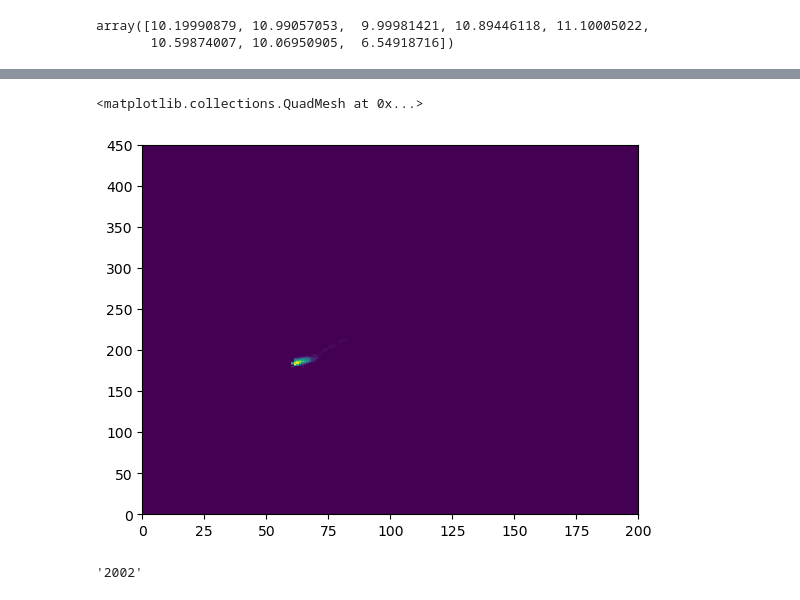
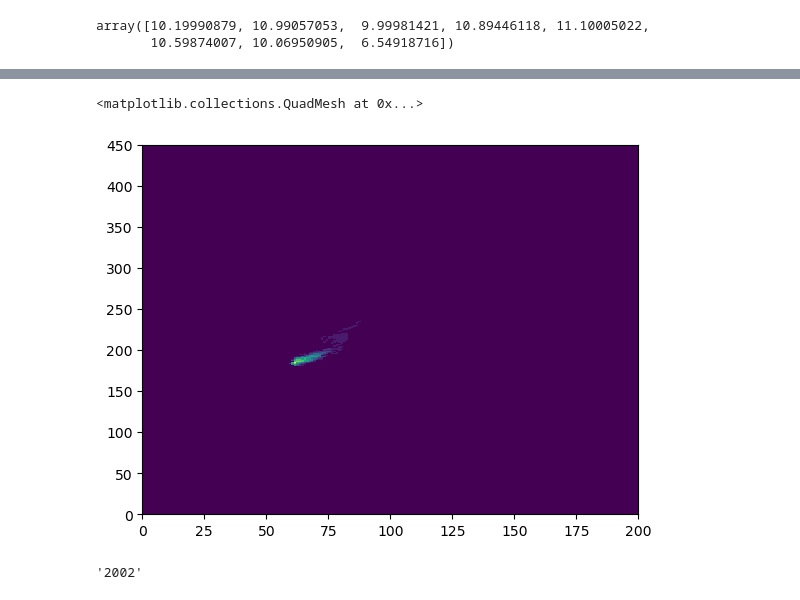
Before and after one commit to mackenziejewell/SBSpolynya, a Jupyter notebook: notebooks/06_EventTimeScaleGrowth.ipynb, the cells around one changed output, grey strips where cells are left out. Saved outputs shown, nothing was run; the diff lists cells and outputs as text; code cells hidden in the pictures.

```diff
--- a/notebooks/06_EventTimeScaleGrowth.ipynb
+++ b/notebooks/06_EventTimeScaleGrowth.ipynb
@@ -237,8 +242,21 @@ def Pease_Model_v2(event_df, wf=0.02, ta=35, poly_dir=145, Hi = 25 * units('cm')
     # solve for limiting width
     #---------------------------------
     X_max = (Vi * Hi / Fi).to('km')
+
     # time to reach 95% of limiting size
     t95 = (3 * Hi / Fi).to('day')
+
+
+    # if negative ice production (net heat uptake by ocean)
+    # limiting case cannot be solved for
+    if Fi < 0 * units('cm/day'):
+        Fi = 0 * units('cm/day')
+        X_max = [np.nan] * units('km')
+
+
+
+
+
 
     if show_plot:
         fig, ax = plt.subplots(figsize=(8,3))
@@ -314,6 +332,10 @@ df['ta_wp'] = vectors.turning_angle(vw,vp).magnitude
 
 df['cum_drift'] = 0
 df['X_Pease'] = 0
+df['X_Pease_num'] = 0
+df['Vi'] = 0
+df['Fi'] = 0
+df['t95'] = 0
 seqs = np.array(list(set(df.sequence[df.sequence!=-999])))
 
 for ss in seqs:
@@ -322,6 +344,7 @@ for ss in seqs:
 
 
 for IND in np.where(df.year >= 2003)[0]:
+
     # model params
     #===============================
     wf = 0.03 # wind factor
@@ -334,6 +357,11 @@ for IND in np.where(df.year >= 2003)[0]:
     out = Pease_Model_v2(df.iloc[IND:IND+1], wf=wf, ta=ta, poly_dir=poly_dir, Hi = Hi, show_plot = False)
     X_num, X_max, t95, X_zip, Ta, Vi, wind_speed, east_wind, Fi = out
     df.loc[IND, 'X_Pease'] = X_max
+    df.loc[IND
+           , 'X_Pease_num'] = X_num
+    df.loc[IND, 't95'] = t95
+    df.loc[IND, 'Vi'] = Vi
+    df.loc[IND, 'Fi'] = Fi
 
 
 # identify base period
@@ -948,14 +1818,14 @@ for key in across.keys():
         if MONTH == 12:
             YEAR+=1
 
-        with xr.open_dataset(f'../data/polynya_size/daily_polynya_{YEAR}_sic10_v7.4_radius25km.nc') as ds2:
+        with xr.open_dataset(f'../data/polynya_size/daily_polynya_{YEAR}_sic10_v7.6_radius25km.nc') as ds2:
 
             xval = np.array([float(val) for val in ds2.poly_interior_xx.sel(time=cdate).item().split('_')[1:]])
             yval = np.array([float(val) for val in ds2.poly_interior_yy.sel(time=cdate).item().split('_')[1:]])
 
+            total_maps[key] += 1
+
             for xv, yv in zip(xval, yval):
-
-                total_maps[key] += 1
 
                 dist = (dsic['xx']-xv)**2+(dsic['yy']-yv)**2
                 poly_maps[key][np.where(dist == 0)] += 1
@@ -962,9 +1848,9 @@ for key in across.keys():
 # %%
-key = '2'
+key = '4'
 plt.pcolormesh(poly_maps[key]/total_maps[key])
 # %% [output]
 <matplotlib.collections.QuadMesh at 0x...>
-[figure, old version]
+[figure, new version]
 # %%
 cdate.split('-')[0]
 # %%
```
Also changed, not shown: parts of 101 cells of this notebook, 1 other file.
